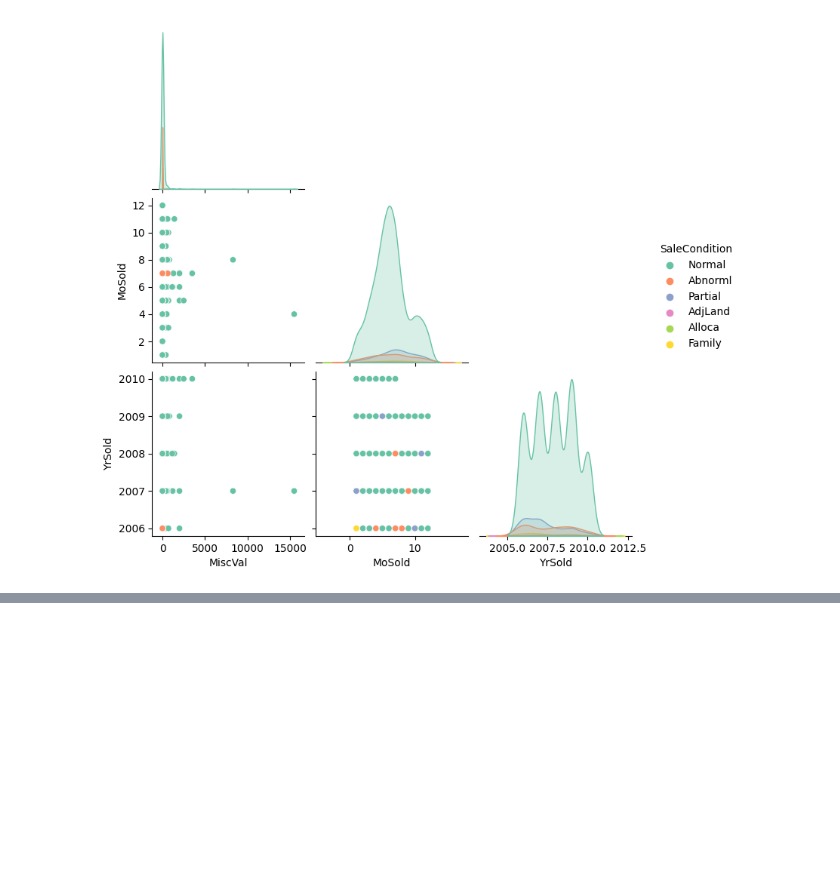
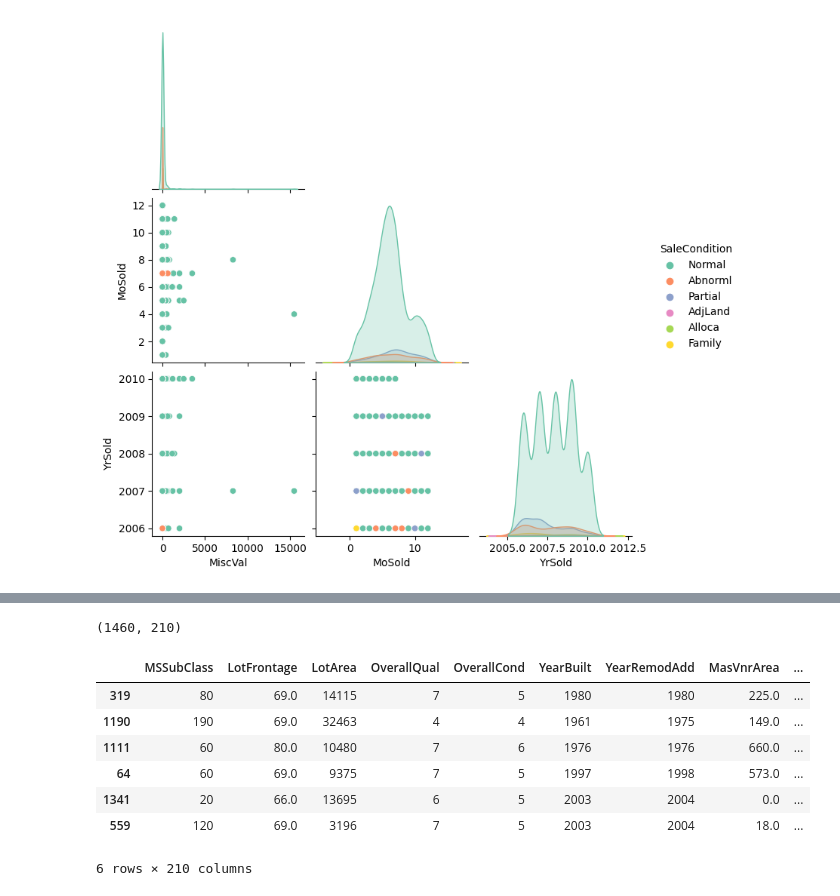
Before and after one commit to Mehdipoladrag/House-Prices-Project, a Jupyter notebook: houseprice_proj.ipynb, the cells around one changed output, grey strips where cells are left out. Cells and saved outputs as stored; diff of their text form; code cells hidden in the pictures; blank space fills up the shorter version.

```diff
--- a/houseprice_proj.ipynb
+++ b/houseprice_proj.ipynb
@@ -322,0 +433,15 @@ plt.show()
+# %%
+df.shape
+# %% [output]
+(1460, 210)
+# %%
+df.sample(6)
+# %% [output]
+|  | MSSubClass | LotFrontage | LotArea | OverallQual | OverallCond | YearBuilt | YearRemodAdd | MasVnrArea | ... |
+| 319 | 80 | 69.0 | 14115 | 7 | 5 | 1980 | 1980 | 225.0 | ... |
+| 1190 | 190 | 69.0 | 32463 | 4 | 4 | 1961 | 1975 | 149.0 | ... |
+| 1111 | 60 | 80.0 | 10480 | 7 | 6 | 1976 | 1976 | 660.0 | ... |
+| 64 | 60 | 69.0 | 9375 | 7 | 5 | 1997 | 1998 | 573.0 | ... |
+| 1341 | 20 | 66.0 | 13695 | 6 | 5 | 2003 | 2004 | 0.0 | ... |
+| 559 | 120 | 69.0 | 3196 | 7 | 5 | 2003 | 2004 | 18.0 | ... |
+6 rows × 210 columns
```
Also changed, not shown: parts of 19 cells of this notebook.
